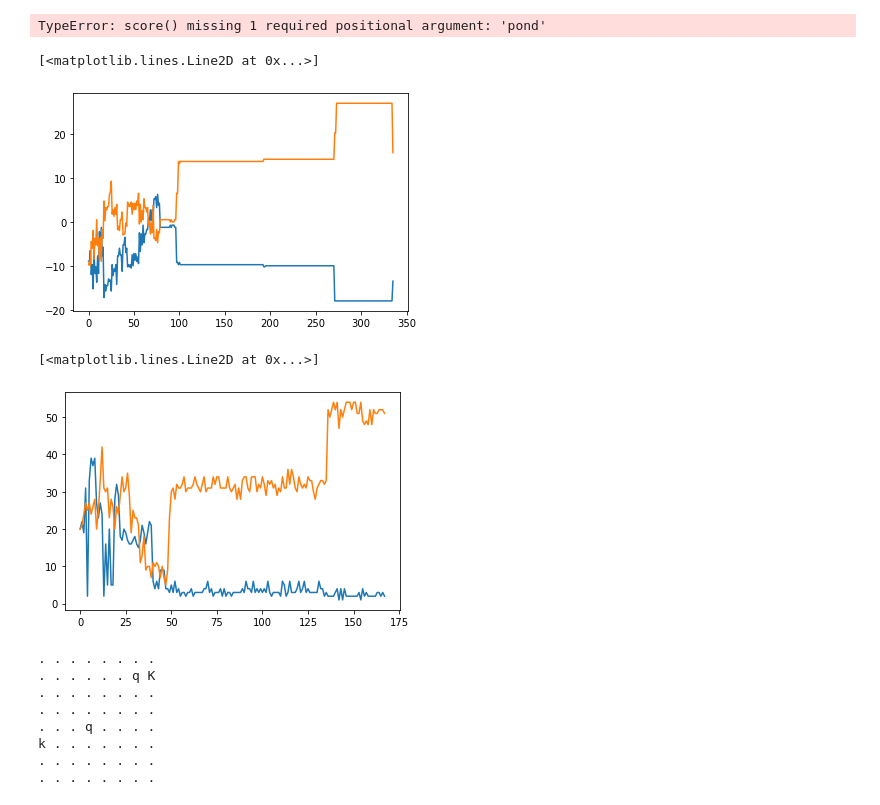
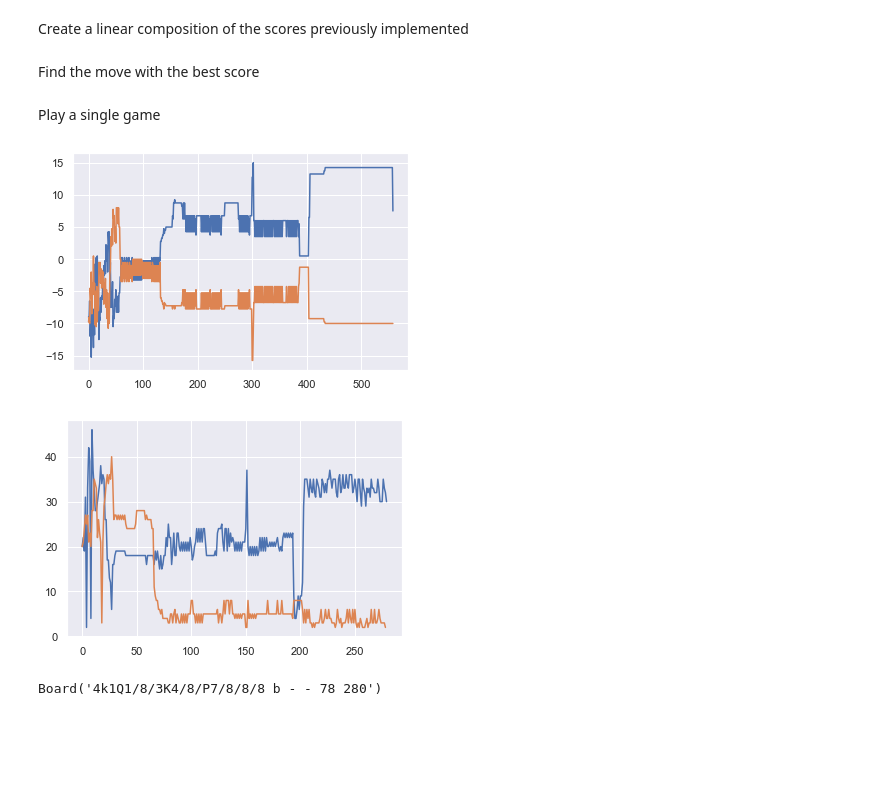
Before and after one commit to LGabilly/chess_ai, a Jupyter notebook: chess.ipynb, the cells around one changed output. Cells and saved outputs as stored; diff of their text form; code cells hidden in the pictures; blank space fills up the shorter version.

```diff
--- a/chess.ipynb
+++ b/chess.ipynb
@@ -58,6 +66,8 @@ def score_board_position(a_board, a_color):
     ])
 
     return board_position
+# %% [markdown]
+Create a linear composition of the scores previously implemented
 # %%
 def score(a_board, a_color, pond):
 
@@ -72,6 +82,8 @@ def score(a_board, a_color, pond):
     score = pond[0]*board_enemy_pieces + pond[1]*board_threat + pond[2]*board_vulnerability  + pond[3]*board_position
 
     return score if not board.is_fivefold_repetition() else -100
+# %% [markdown]
+Find the move with the best score
 # %%
 def best_moves(a_board, moves, color, pond = [-1, .5, -.5, 1]):
     best_cand = moves[0]
@@ -92,61 +104,50 @@ def best_moves(a_board, moves, color, pond = [-1, .5, -.5, 1]):
         a_board.pop()
 
     return best_cand
+# %% [markdown]
+Play a single game
 # %%
 board = chess.Board()
 
 white_scores = []
 black_scores = []
 white_number_of_moves = []
 black_number_of_moves = []
+
+pond_theta = [-1, .5, -.5, 1]
 
 while not board.is_game_over():
     all_moves = list(board.legal_moves)
     random.shuffle(all_moves)
 
     if board.turn:
         white_number_of_moves.append(len(all_moves))
     else:
         black_number_of_moves.append(len(all_moves))
 
 
-    move = best_moves(board, all_moves, board.turn)
+    move = best_moves(board, all_moves, board.turn, pond_theta)
 
     board.push(move)
 
-#     print("====================")
-#     print(board)
+    white_scores.append(score(board, chess.WHITE, pond_theta))
+    black_scores.append(score(board, chess.BLACK, pond_theta))
 
-#     print("white score : {}".format(score(board, chess.WHITE)))
-#     print("black score : {}".format(score(board, chess.BLACK)))
+plt.plot(white_scores)
+plt.plot(black_scores)
 
-    white_scores.append(score(board, chess.WHITE))
-    black_scores.append(score(board, chess.BLACK))
+plt.show()
+
+plt.plot(white_number_of_moves)
+plt.plot(black_number_of_moves)
+
+plt.show()
+
+display(board)
 # %% [output]
+[figure, added]
+[figure, added]
-TypeError: score() missing 1 required positional argument: 'pond'
+Board('4k1Q1/8/3K4/8/P7/8/8/8 b - - 78 280')
-# %%
-plt.plot(white_scores)
-plt.plot(black_scores)
-# %% [output]
-[<matplotlib.lines.Line2D at 0x...>]
-[figure, removed]
-# %%
-plt.plot(white_number_of_moves)
-plt.plot(black_number_of_moves)
-# %% [output]
-[<matplotlib.lines.Line2D at 0x...>]
-[figure, removed]
-# %%
-print(board)
-# %% [output]
-. . . . . . . .
-. . . . . . q K
-. . . . . . . .
-. . . . . . . .
-. . . q . . . .
-k . . . . . . .
-. . . . . . . .
-. . . . . . . .
 # %%
 board.result()
 # %% [output]
```
Also changed, not shown: parts of 14 cells of this notebook.
